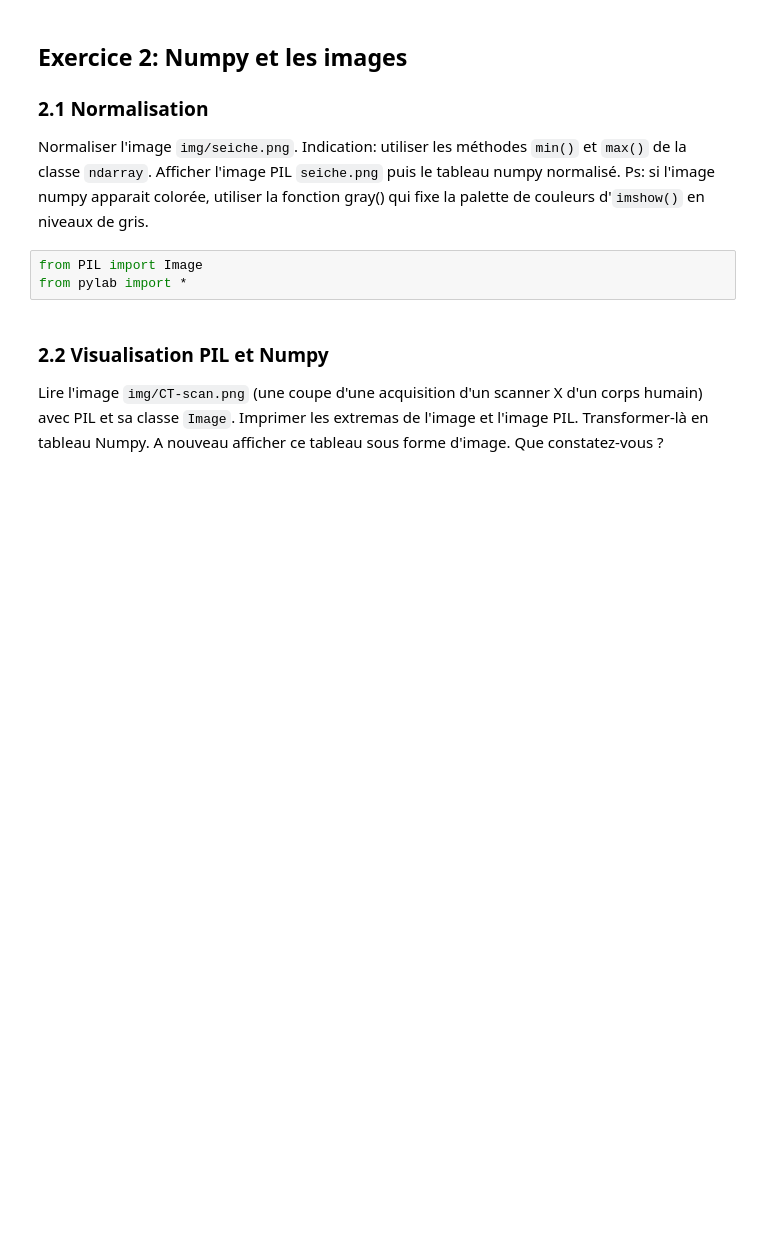
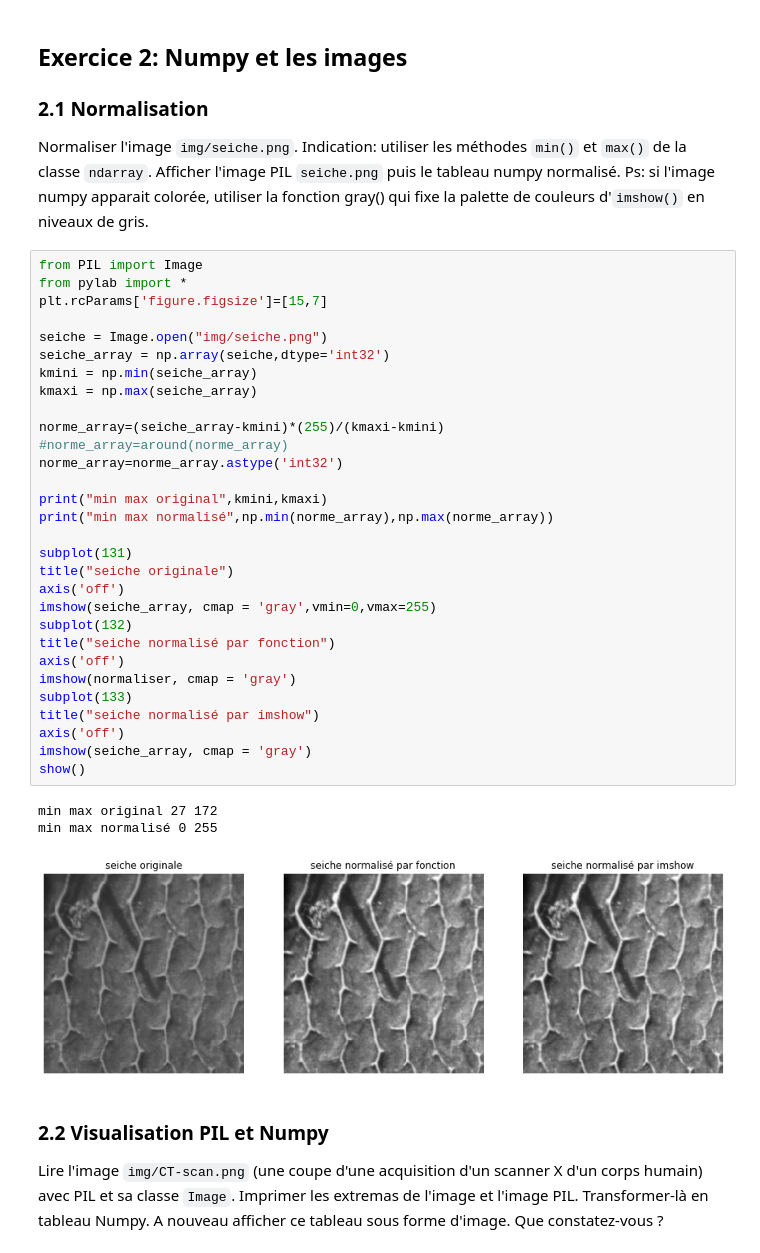
Before and after one commit to azn94/UE-Image, a Jupyter notebook: TME3/TME3_Sujet.ipynb, the cells around one changed output. Cells and saved outputs as stored; diff of their text form; blank space fills up the shorter version.

```diff
--- a/TME3/TME3_Sujet.ipynb
+++ b/TME3/TME3_Sujet.ipynb
@@ -13,9 +16,40 @@ import numpy as np
 
 ### 2.1 Normalisation
 Normaliser l'image `img/seiche.png`. Indication: utiliser les méthodes `min()` et `max()` de la classe `ndarray`. Afficher l'image PIL `seiche.png` puis le tableau numpy normalisé. Ps: si l'image numpy apparait colorée, utiliser la fonction gray() qui fixe la palette de couleurs d'`imshow()` en niveaux de gris.
-# %%
-from PIL import Image
-from pylab import *
+# %%
+from PIL import Image
+from pylab import *
+plt.rcParams['figure.figsize']=[15,7]
+
+seiche = Image.open("img/seiche.png")
+seiche_array = np.array(seiche,dtype='int32')
+kmini = np.min(seiche_array)
+kmaxi = np.max(seiche_array)
+
+norme_array=(seiche_array-kmini)*(255)/(kmaxi-kmini)
+#norme_array=around(norme_array)
+norme_array=norme_array.astype('int32')
+
+print("min max original",kmini,kmaxi)
+print("min max normalisé",np.min(norme_array),np.max(norme_array))
+
+subplot(131)
+title("seiche originale")
+axis('off')
+imshow(seiche_array, cmap = 'gray',vmin=0,vmax=255)
+subplot(132)
+title("seiche normalisé par fonction")
+axis('off')
+imshow(normaliser, cmap = 'gray')
+subplot(133)
+title("seiche normalisé par imshow")
+axis('off')
+imshow(seiche_array, cmap = 'gray')
+show()
+# %% [output]
+min max original 27 172
+min max normalisé 0 255
+[figure, added]
 # %% [markdown]
 ### 2.2 Visualisation PIL et Numpy
 Lire l'image `img/CT-scan.png` (une coupe d'une acquisition d'un scanner X d'un corps humain) avec PIL et sa classe `Image`. Imprimer les extremas de l'image et l'image PIL. Transformer-là en tableau Numpy. A nouveau afficher ce tableau sous forme d'image. Que constatez-vous ?
```
Also changed, not shown: parts of 6 cells of this notebook, 2 other files.
